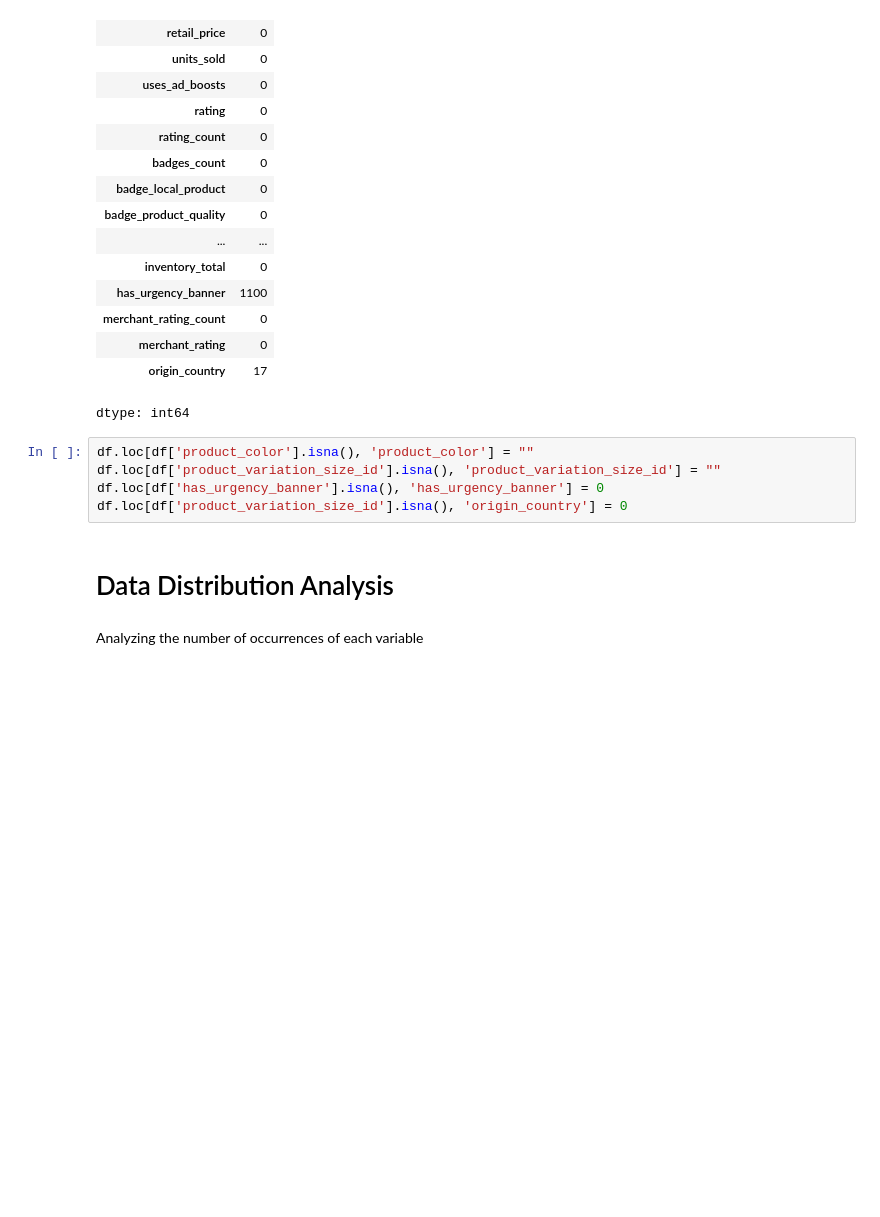
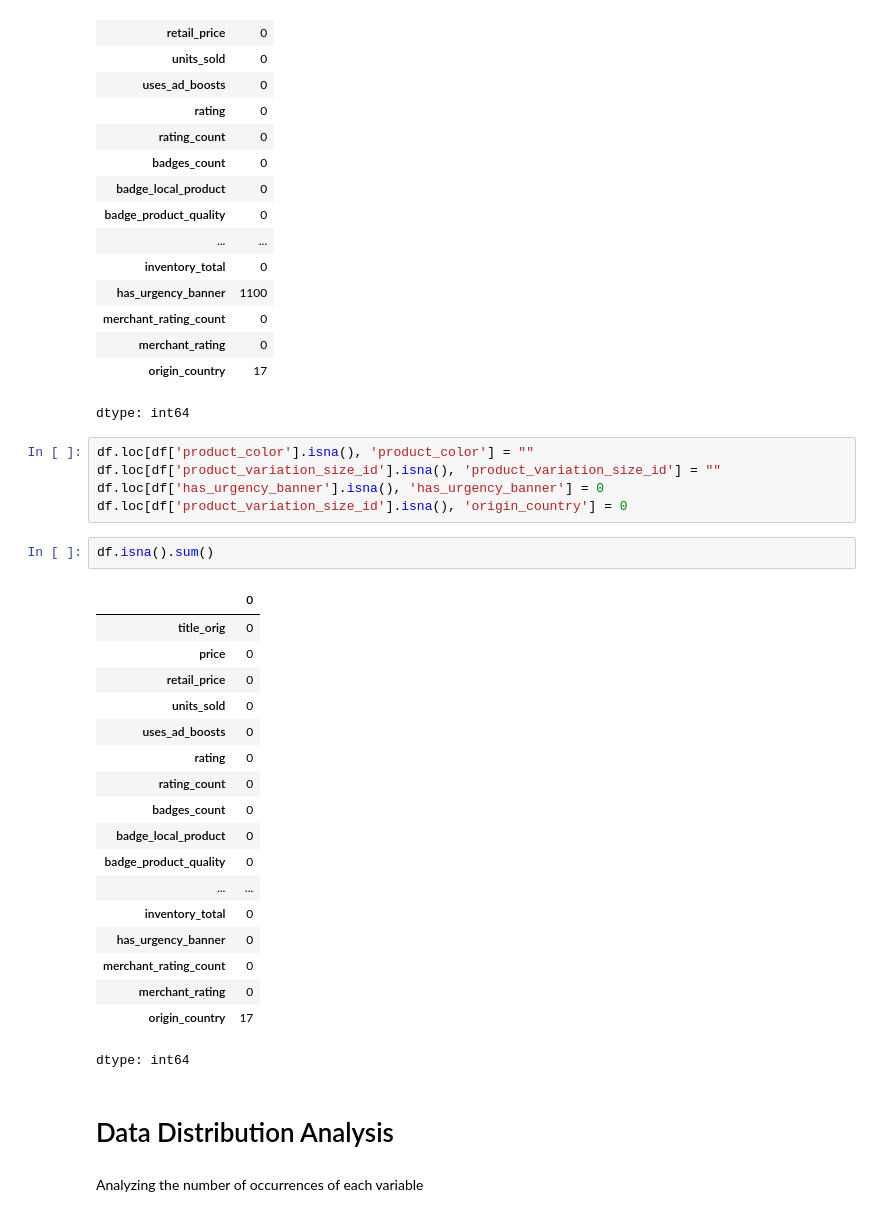
Before and after one commit to italofvaz/EDA_Wish_Sales, a Jupyter notebook: EDA_Wish_Summer_Sales.ipynb, the cells around one changed output. Cells and saved outputs as stored; diff of their text form; blank space fills up the shorter version.

```diff
--- a/EDA_Wish_Summer_Sales.ipynb
+++ b/EDA_Wish_Summer_Sales.ipynb
@@ -100,6 +100,27 @@ df.loc[df['product_color'].isna(), 'product_color'] = ""
 df.loc[df['product_variation_size_id'].isna(), 'product_variation_size_id'] = ""
 df.loc[df['has_urgency_banner'].isna(), 'has_urgency_banner'] = 0
 df.loc[df['product_variation_size_id'].isna(), 'origin_country'] = 0
+# %%
+df.isna().sum()
+# %% [output]
+|  | 0 |
+| title_orig | 0 |
+| price | 0 |
+| retail_price | 0 |
+| units_sold | 0 |
+| uses_ad_boosts | 0 |
+| rating | 0 |
+| rating_count | 0 |
+| badges_count | 0 |
+| badge_local_product | 0 |
+| badge_product_quality | 0 |
+| ... | ... |
+| inventory_total | 0 |
+| has_urgency_banner | 0 |
+| merchant_rating_count | 0 |
+| merchant_rating | 0 |
+| origin_country | 17 |
+dtype: int64
 # %% [markdown]
 # Data Distribution Analysis
 # %% [markdown]
```
Also changed, not shown: parts of 5 cells of this notebook.
